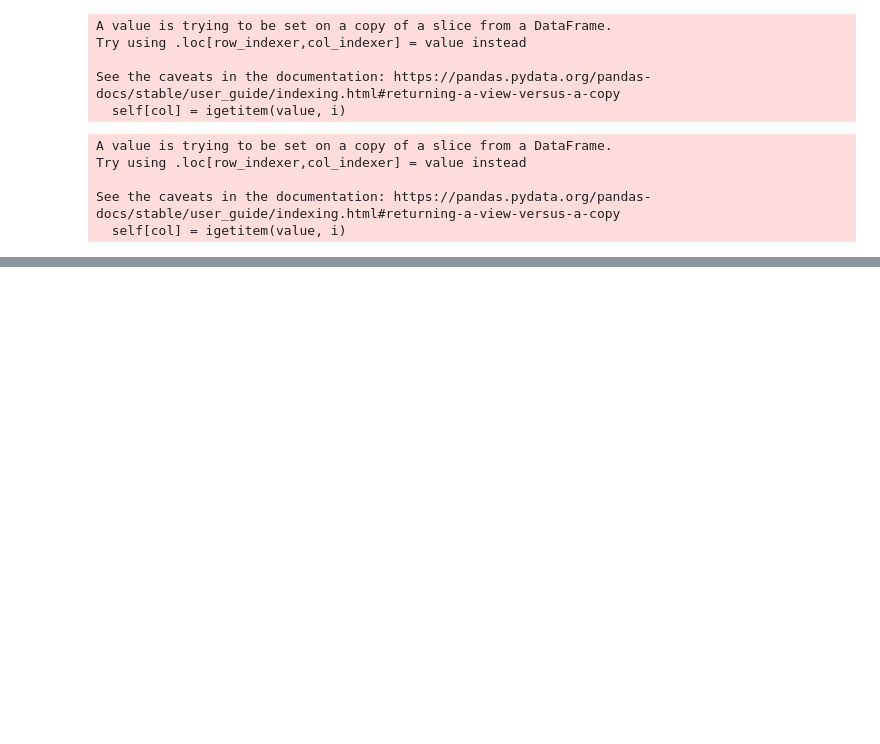
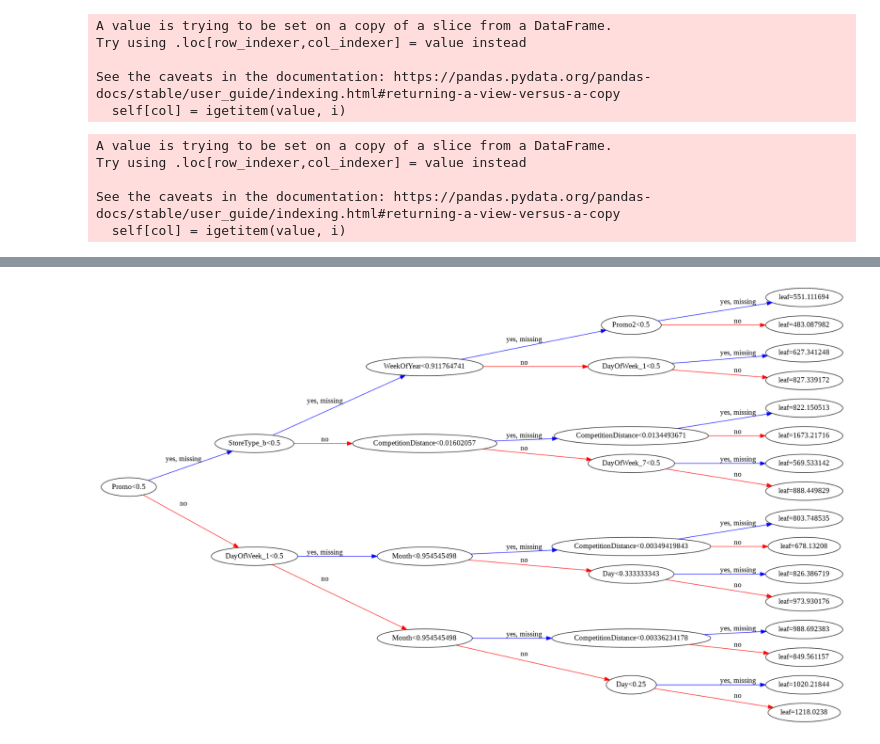
Before and after one commit to mathur-exe-zz/Jovian-o-to-GBM, a Jupyter notebook: 3 - Rossmann Store Sales (Gradient Boosting)/DA_-_Rossmann_Store_Sales.ipynb, the cells around one changed output, grey strips where cells are left out. Drawn from its saved outputs; the diff is of its cells as text; code cells hidden in the pictures; blank space fills up the shorter version.

```diff
--- a/3 - Rossmann Store Sales (Gradient Boosting)/DA_-_Rossmann_Store_Sales.ipynb
+++ b/3 - Rossmann Store Sales (Gradient Boosting)/DA_-_Rossmann_Store_Sales.ipynb
@@ -466,0 +533,4 @@ test_inputs = pd.read_csv('test_inputs.csv')
+# %%
+plot_tree(model, rankdir='LR', num_trees=1);
+# %% [output]
+[figure, added]
```
Also changed, not shown: parts of 28 cells of this notebook, 1 other file.
